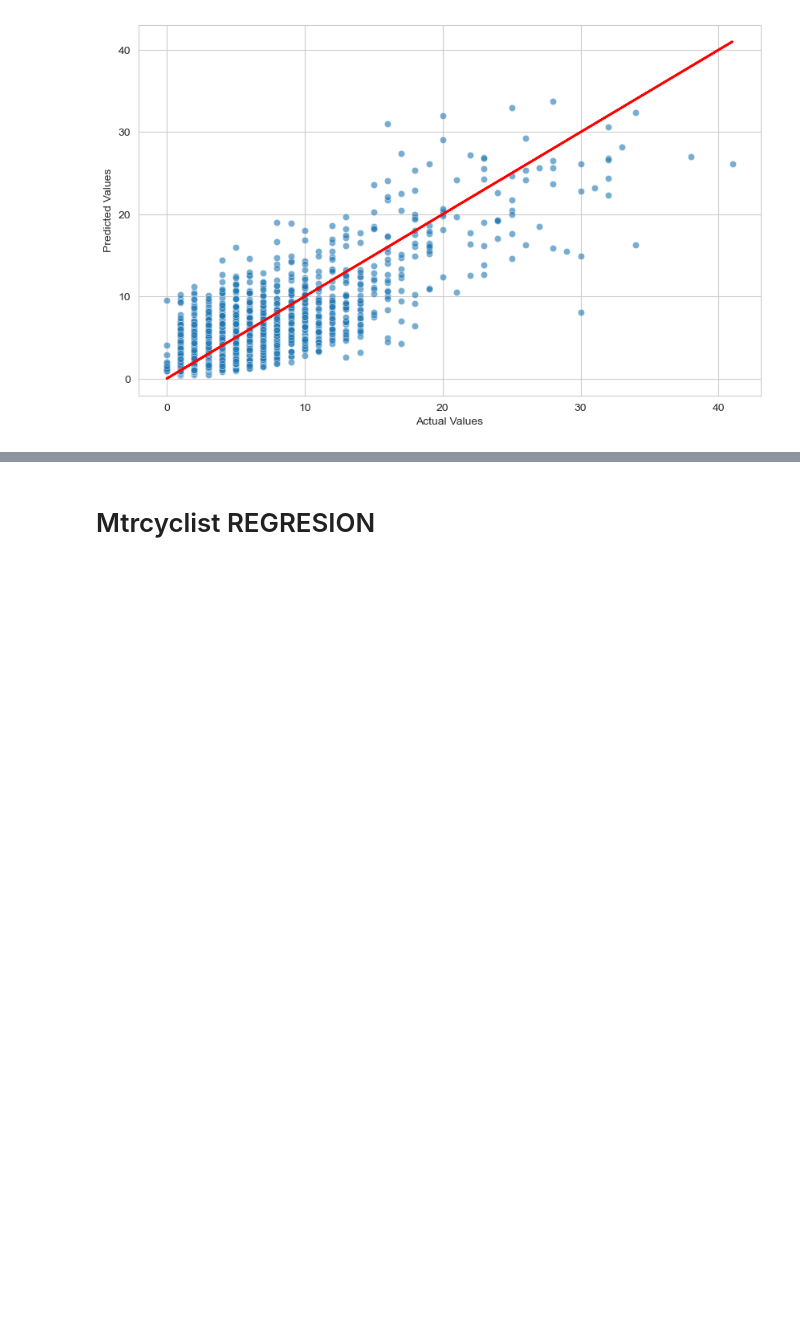
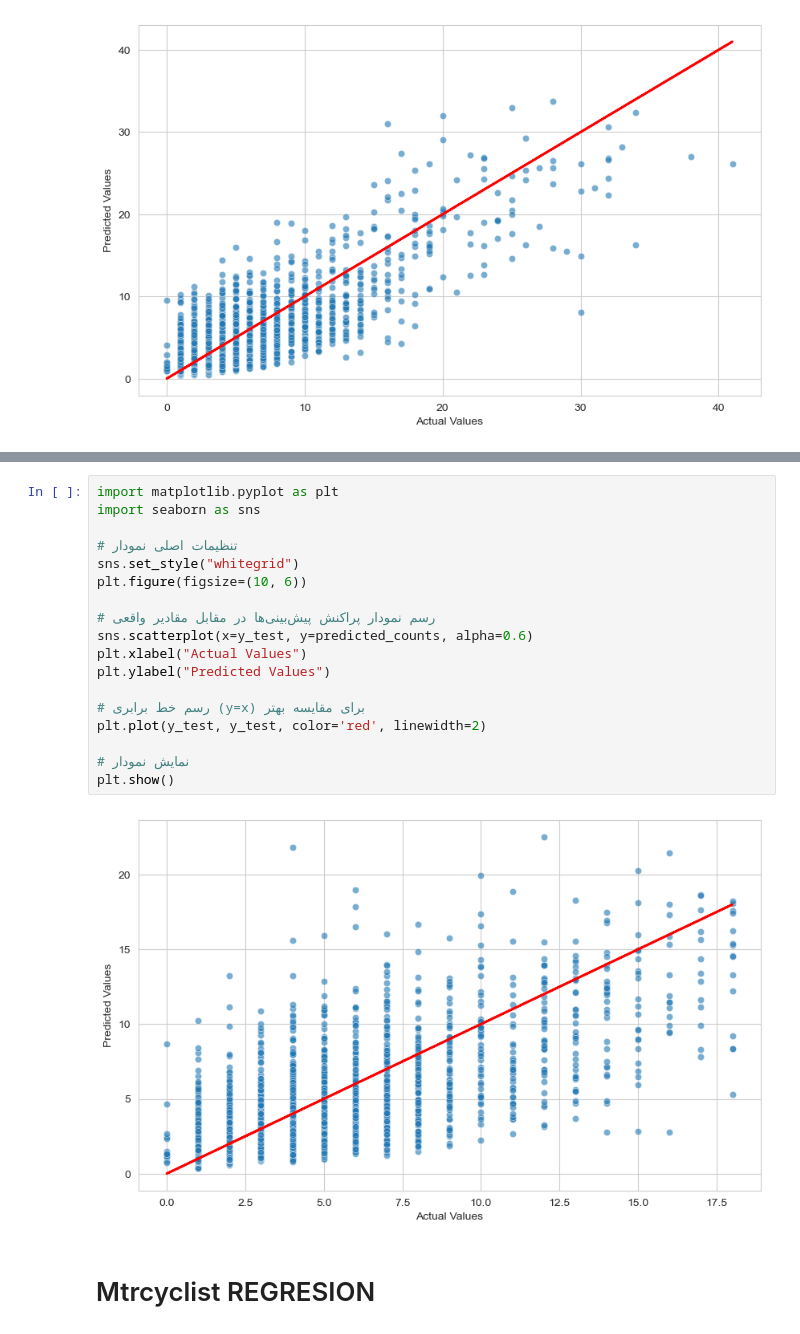
Before and after one commit to mraminamiri/National_Accident, a Jupyter notebook: Xgboost poison regression.ipynb, the cells around one changed output, grey strips where cells are left out. Drawn from its saved outputs; the diff is of its cells as text; blank space fills up the shorter version.

```diff
--- a/Xgboost poison regression.ipynb
+++ b/Xgboost poison regression.ipynb
@@ -305,3 +438,23 @@ plt.show()
+# %%
+import matplotlib.pyplot as plt
+import seaborn as sns
+
+# تنظیمات اصلی نمودار
+sns.set_style("whitegrid")
+plt.figure(figsize=(10, 6))
+
+# رسم نمودار پراکنش پیش‌بینی‌ها در مقابل مقادیر واقعی
+sns.scatterplot(x=y_test, y=predicted_counts, alpha=0.6)
+plt.xlabel("Actual Values")
+plt.ylabel("Predicted Values")
+
+# رسم خط برابری (y=x) برای مقایسه بهتر
+plt.plot(y_test, y_test, color='red', linewidth=2)
+
+# نمایش نمودار
+plt.show()
+# %% [output]
+[figure, added]
 # %% [markdown]
 # Mtrcyclist REGRESION
 # %%
```
Also changed, not shown: parts of 13 cells of this notebook.
